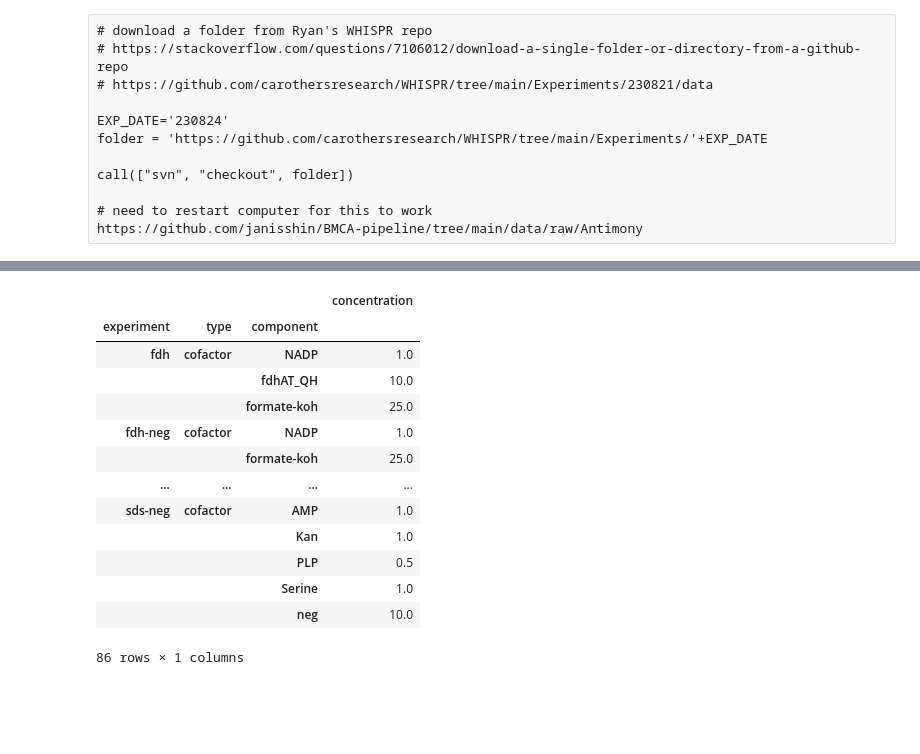
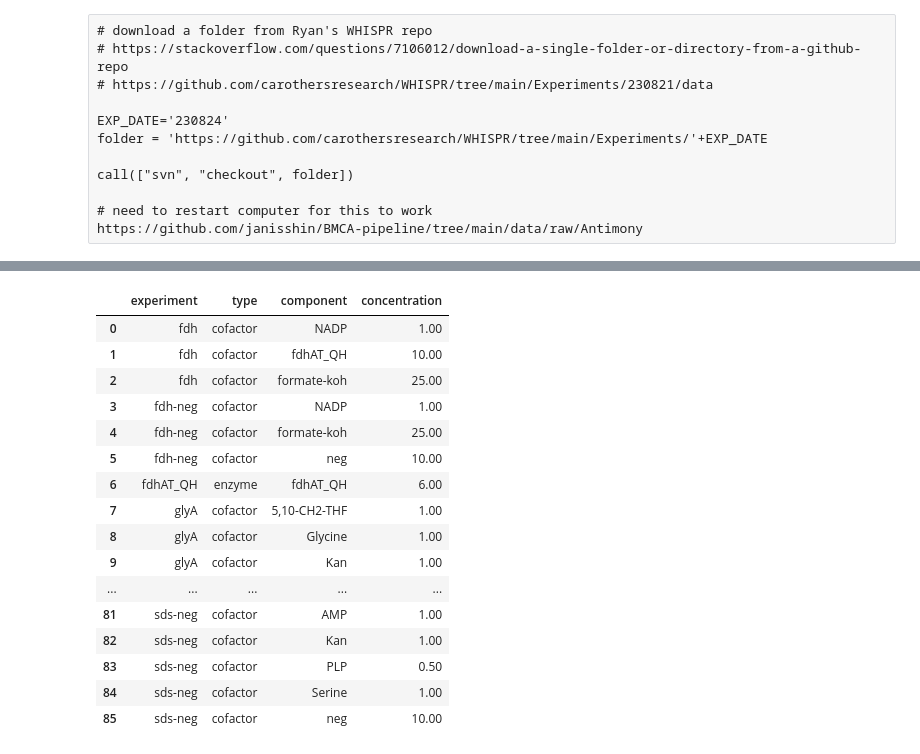
Before and after one commit to carothersresearch/TXTL-HPLC-datagrabber, a Jupyter notebook: scratch.ipynb, the cells around one changed output, grey strips where cells are left out. Saved outputs shown, nothing was run; the diff lists cells and outputs as text; code cells hidden in the pictures; blank space fills up the shorter version.

```diff
--- a/scratch.ipynb
+++ b/scratch.ipynb
@@ -167,18 +136,21 @@ import clean
 # %%
-EXP_DATE='230821'
-clean.import_init_conc_data(EXP_DATE)
+
+clean.import_init_conc_data(EXP_DATE).reset_index()
 # %% [output]
-|  |  |  | concentration |
-| experiment | type | component |  |
-| fdh | cofactor | NADP | 1.0 |
-|  |  | fdhAT_QH | 10.0 |
-|  |  | formate-koh | 25.0 |
-| fdh-neg | cofactor | NADP | 1.0 |
-|  |  | formate-koh | 25.0 |
-| ... | ... | ... | ... |
-| sds-neg | cofactor | AMP | 1.0 |
-|  |  | Kan | 1.0 |
-|  |  | PLP | 0.5 |
-|  |  | Serine | 1.0 |
-|  |  | neg | 10.0 |
+|  | experiment | type | component | concentration |
+| 0 | fdh | cofactor | NADP | 1.00 |
+| 1 | fdh | cofactor | fdhAT_QH | 10.00 |
+| 2 | fdh | cofactor | formate-koh | 25.00 |
+| 3 | fdh-neg | cofactor | NADP | 1.00 |
+| 4 | fdh-neg | cofactor | formate-koh | 25.00 |
+| 5 | fdh-neg | cofactor | neg | 10.00 |
+| 6 | fdhAT_QH | enzyme | fdhAT_QH | 6.00 |
+| 7 | glyA | cofactor | 5,10-CH2-THF | 1.00 |
+| 8 | glyA | cofactor | Glycine | 1.00 |
+| 9 | glyA | cofactor | Kan | 1.00 |
+| ... | ... | ... | ... | ... |
+| 81 | sds-neg | cofactor | AMP | 1.00 |
+| 82 | sds-neg | cofactor | Kan | 1.00 |
+| 83 | sds-neg | cofactor | PLP | 0.50 |
+| 84 | sds-neg | cofactor | Serine | 1.00 |
+| 85 | sds-neg | cofactor | neg | 10.00 |
-86 rows × 1 columns
```
Also changed, not shown: parts of 24 cells of this notebook, 33 other files.
